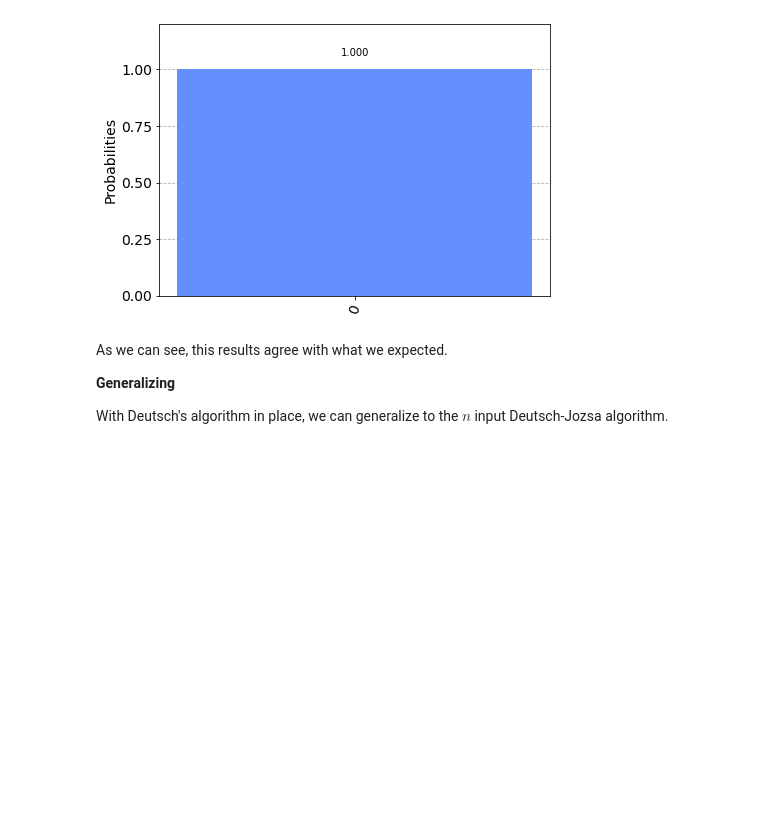
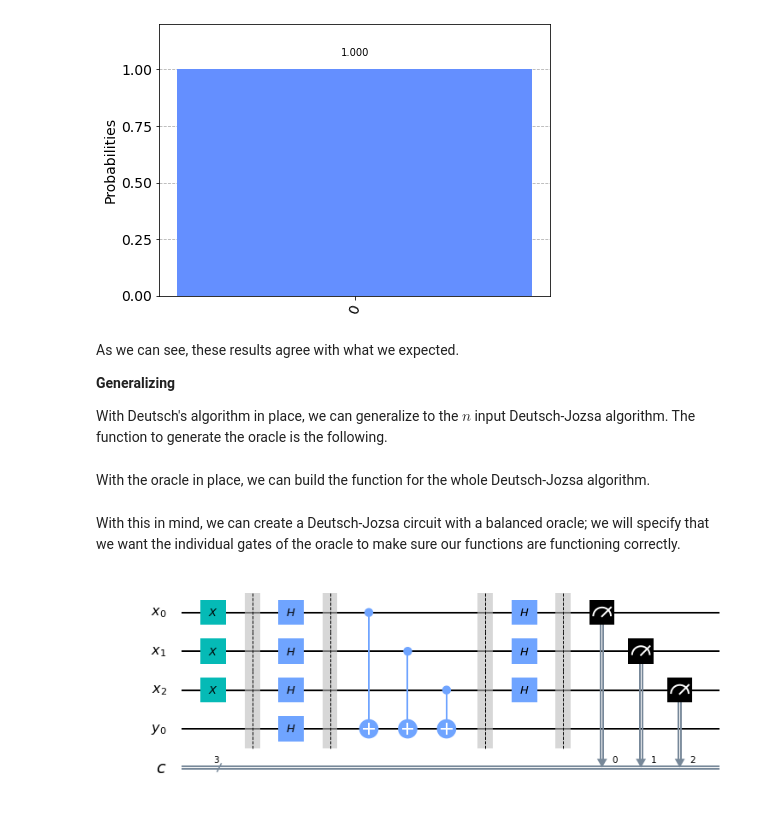
Before and after one commit to epelaaez/QuantumLibrary, a Jupyter notebook: algorithms/Deutsch–Jozsa.ipynb, the cells around one changed output. Drawn from its saved outputs; the diff is of its cells as text; code cells hidden in the pictures; blank space fills up the shorter version.

Commit message:
add functions for general n-input Deutsch-Jozsa algorithm

```diff
--- a/algorithms/Deutsch–Jozsa.ipynb
+++ b/algorithms/Deutsch–Jozsa.ipynb
@@ -176,8 +175,8 @@ plot_histogram(count_c)
 # %% [output]
 [figure]
 # %% [markdown]
-As we can see, this results agree with what we expected.
+As we can see, these results agree with what we expected.
 
 **Generalizing**
 
-With Deutsch's algorithm in place, we can generalize to the $n$ input Deutsch-Jozsa algorithm.
+With Deutsch's algorithm in place, we can generalize to the $n$ input Deutsch-Jozsa algorithm. The function to generate the oracle is the following.
@@ -183,0 +249,2 @@ With Deutsch's algorithm in place, we can generalize to the $n$ input Deutsch-Jo
+# %% [markdown]
+With the oracle in place, we can build the function for the whole Deutsch-Jozsa algorithm.
@@ -183,0 +310,7 @@ With Deutsch's algorithm in place, we can generalize to the $n$ input Deutsch-Jo
+# %% [markdown]
+With this in mind, we can create a Deutsch-Jozsa circuit with a balanced oracle; we will specify that we want the individual gates of the oracle to make sure our functions are functioning correctly.
+# %%
+qc = deutsch_jozsa(3, oracle=0, oracle_gate=False)
+draw(qc)
+# %% [output]
+[figure, added]
```
Also changed, not shown: parts of 4 cells of this notebook.
